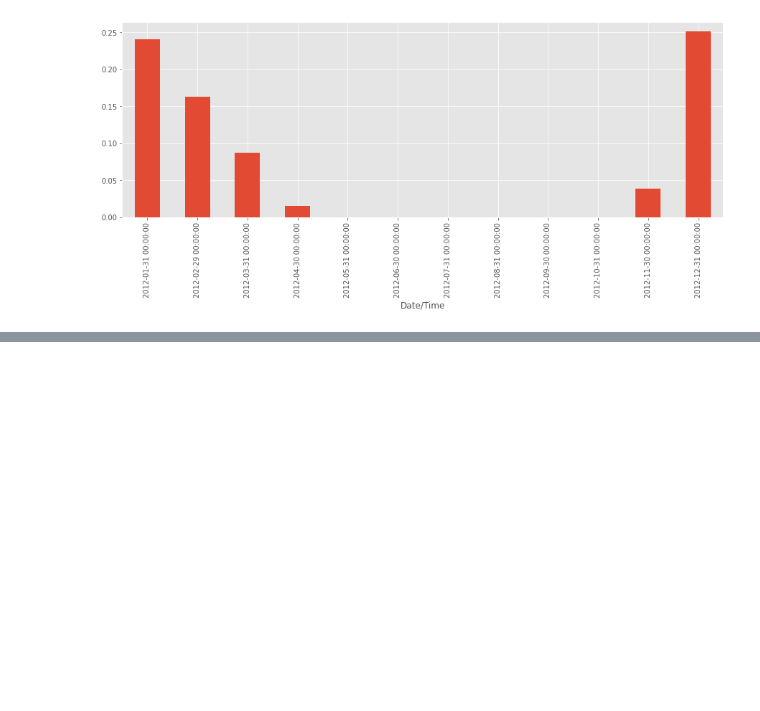
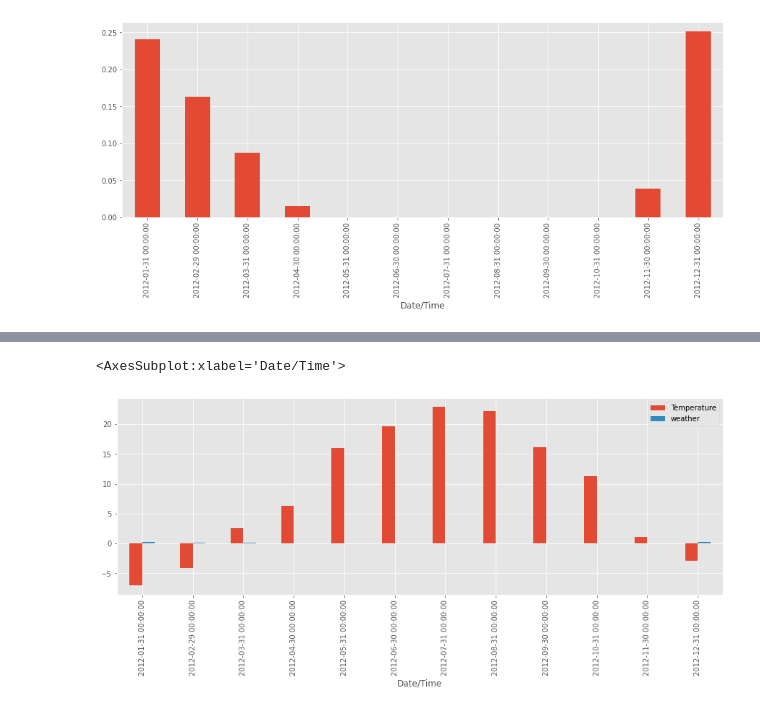
Before and after one commit to EkaterinaZernyukova/data_analysis, a Jupyter notebook: jupyter_notebook/snow_in_Canada.ipynb, the cells around one changed output, grey strips where cells are left out. Cells and saved outputs as stored; diff of their text form; code cells hidden in the pictures; blank space fills up the shorter version.

Commit message:
snow in Сanada объединение 2х графиков (concat)

```diff
--- a/jupyter_notebook/snow_in_Kanada.ipynb
+++ b/jupyter_notebook/snow_in_Canada.ipynb
@@ -107,3 +107,13 @@ is_snowing.resample("M").mean().plot(kind="bar")
 # %% [output]
 <AxesSubplot:xlabel='Date/Time'>
 [figure]
+# %%
+temperature=weather_all["temp"].resample("M").median()
+is_snowing=weather_all["weather"].str.contains("Snow")
+snowiness=is_snowing.astype(int).resample("M").mean()
+# %%
+# name the columns
+temperature.name="Temperature"
+snowiness.name="Snowiness"
+# %%
+df_snow=pd.concat([temperature,snowiness],axis=1)
@@ -109,0 +137,5 @@ is_snowing.resample("M").mean().plot(kind="bar")
+# %%
+df_snow.plot(kind="bar")
+# %% [output]
+<AxesSubplot:xlabel='Date/Time'>
+[figure, added]
```
Also changed, not shown: parts of 2 cells of this notebook.
